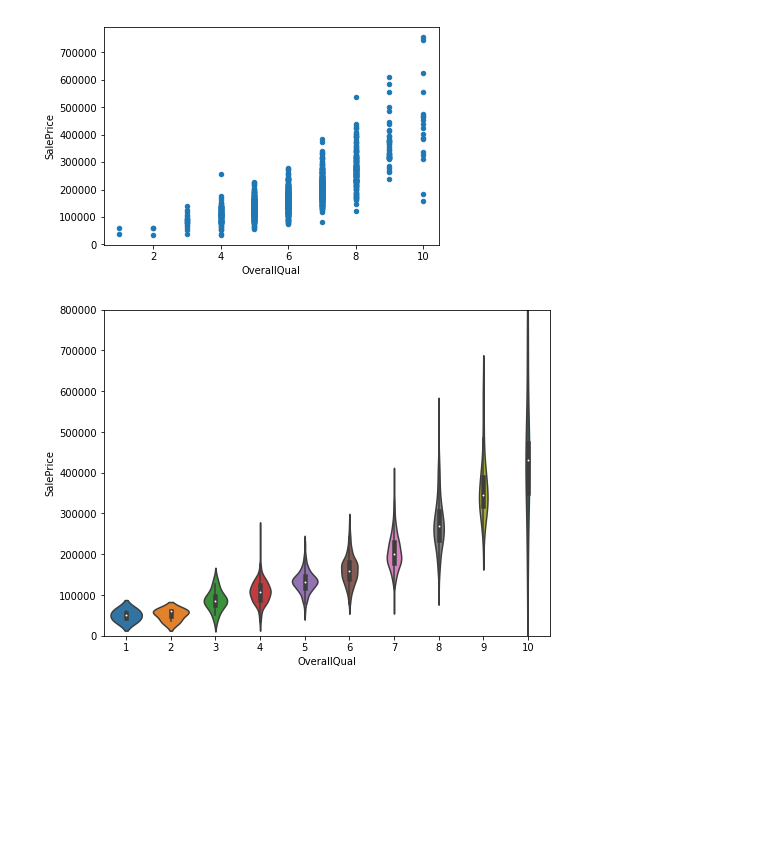
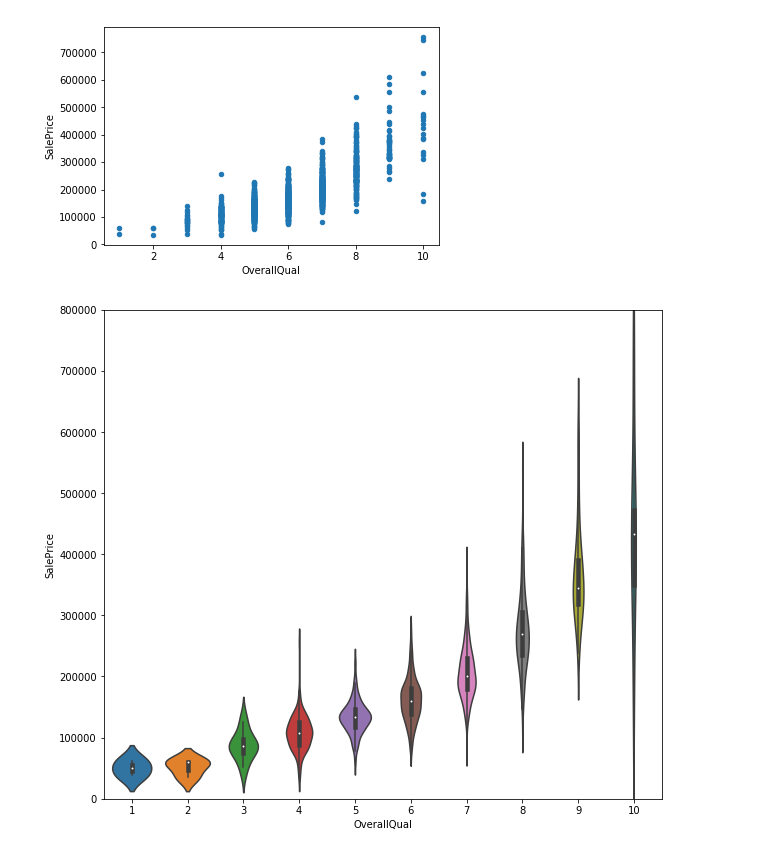
Before and after one commit to tessklr/ScratchBook, a Jupyter notebook: HousingPricePrediction.ipynb, the cells around one changed output. Drawn from its saved outputs; the diff is of its cells as text; code cells hidden in the pictures; blank space fills up the shorter version.

```diff
--- a/HousingPricePrediction.ipynb
+++ b/HousingPricePrediction.ipynb
@@ -21,7 +21,7 @@ df.head()
 5 rows × 81 columns
 # %%
 #remove useless Id
-df.drop('Id', axis=1, inplace=True)
+df = df.drop('Id', axis=1)
 # %%
 df.describe()
 # %% [output]
@@ -85,9 +85,9 @@ plt.show()
 # %% [output]
 [figure]
 # %%
-f, ax = plt.subplots(figsize=(8, 6))
+f, ax = plt.subplots(figsize=(10, 9))
 fig = sns.violinplot(x='OverallQual', y="SalePrice", data=df[['OverallQual', 'SalePrice']])
 fig.axis(ymin=0, ymax=800000);
 plt.show()
 # %% [output]
-[figure, old version]
+[figure, new version]
```
Also changed, not shown: parts of 11 cells of this notebook.
